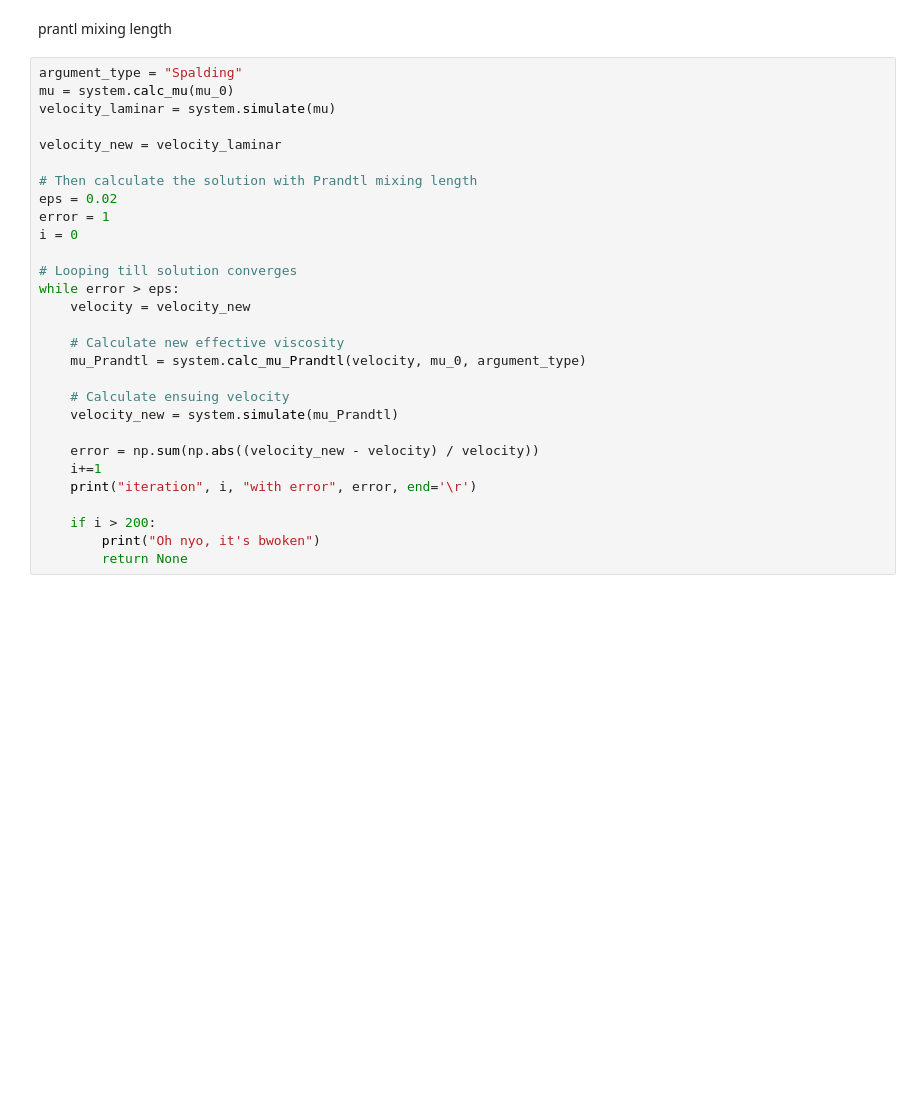
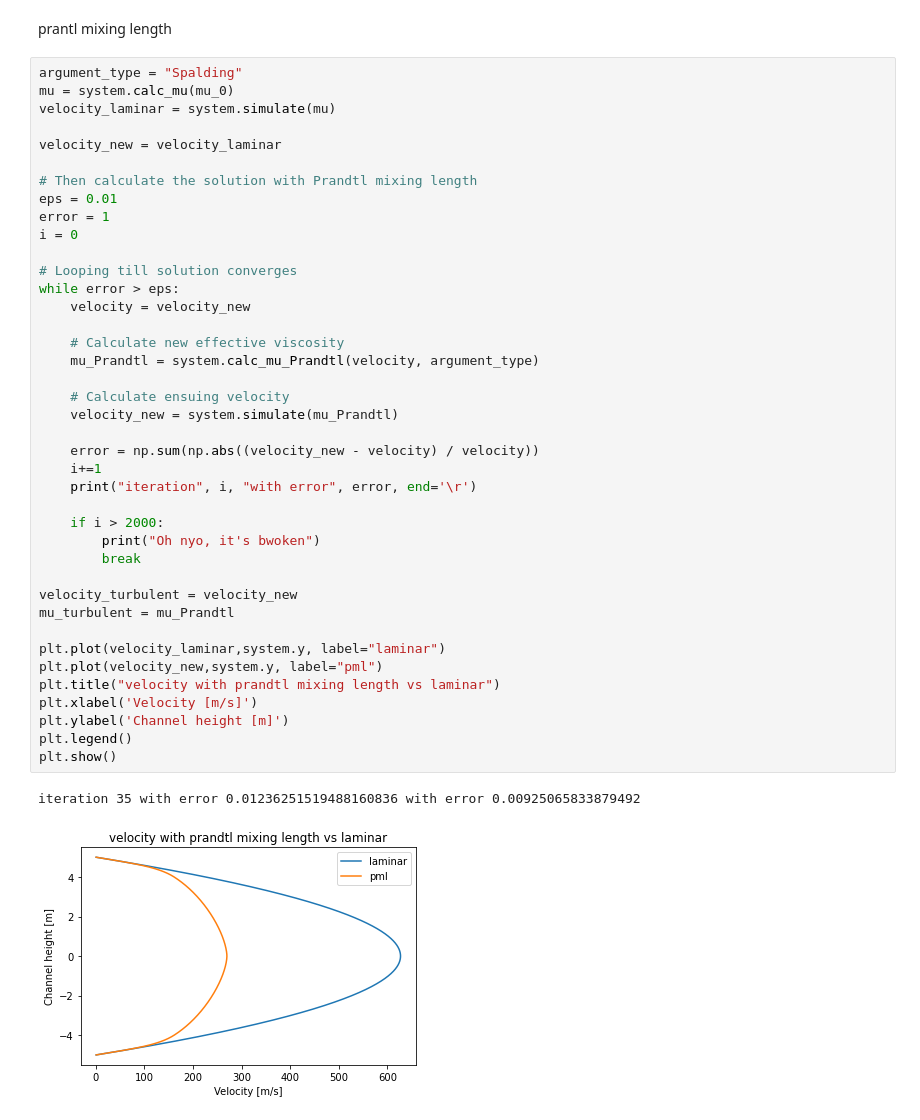
Before and after one commit to Toothpastefairy/comp_multphase_flow, a Jupyter notebook: tasks.ipynb, the cells around one changed output. Drawn from its saved outputs; the diff is of its cells as text; blank space fills up the shorter version.

Commit message:
fixes plus prandtl mixing lenght

```diff
--- a/tasks.ipynb
+++ b/tasks.ipynb
@@ -61,29 +65,43 @@ prantl mixing length
 # %%
 argument_type = "Spalding"
 mu = system.calc_mu(mu_0)
 velocity_laminar = system.simulate(mu)
 
 velocity_new = velocity_laminar
 
 # Then calculate the solution with Prandtl mixing length
-eps = 0.02
+eps = 0.01
 error = 1
 i = 0
 
 # Looping till solution converges
 while error > eps:
     velocity = velocity_new
 
     # Calculate new effective viscosity
-    mu_Prandtl = system.calc_mu_Prandtl(velocity, mu_0, argument_type)
+    mu_Prandtl = system.calc_mu_Prandtl(velocity, argument_type)
 
     # Calculate ensuing velocity
     velocity_new = system.simulate(mu_Prandtl)
 
     error = np.sum(np.abs((velocity_new - velocity) / velocity))
     i+=1
     print("iteration", i, "with error", error, end='\r')
 
-    if i > 200:
+    if i > 2000:
         print("Oh nyo, it's bwoken")
-        return None
+        break
+
+velocity_turbulent = velocity_new
+mu_turbulent = mu_Prandtl
+
+plt.plot(velocity_laminar,system.y, label="laminar")
+plt.plot(velocity_new,system.y, label="pml")
+plt.title("velocity with prandtl mixing length vs laminar")
+plt.xlabel('Velocity [m/s]')
+plt.ylabel('Channel height [m]')
+plt.legend()
+plt.show()
+# %% [output]
+iteration 35 with error 0.01236251519488160836 with error 0.00925065833879492
+[figure, added]
```
Also changed, not shown: parts of 3 cells of this notebook, 1 other file.
